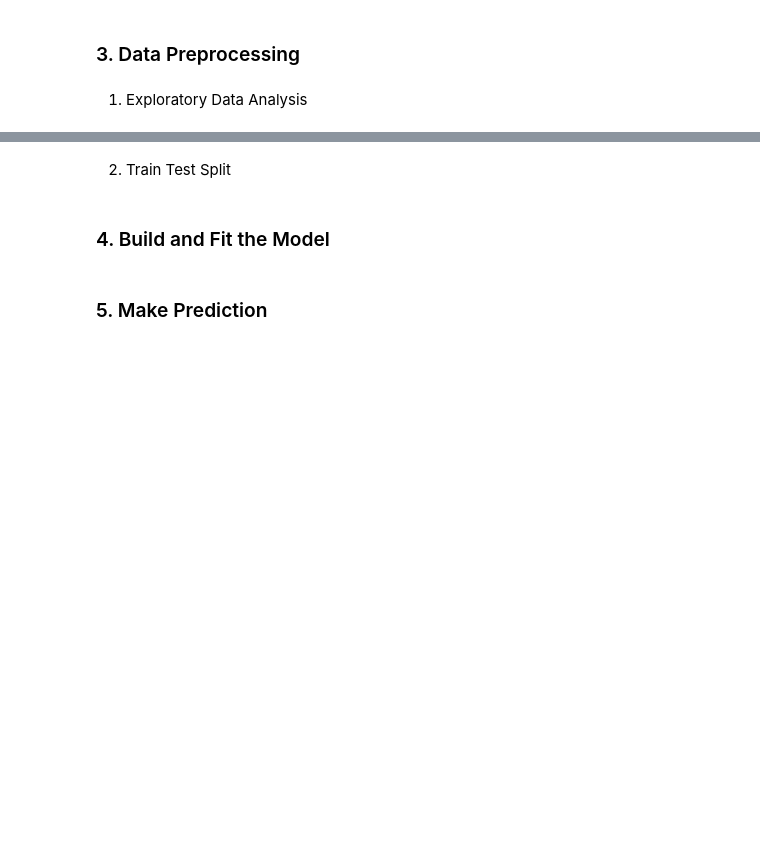
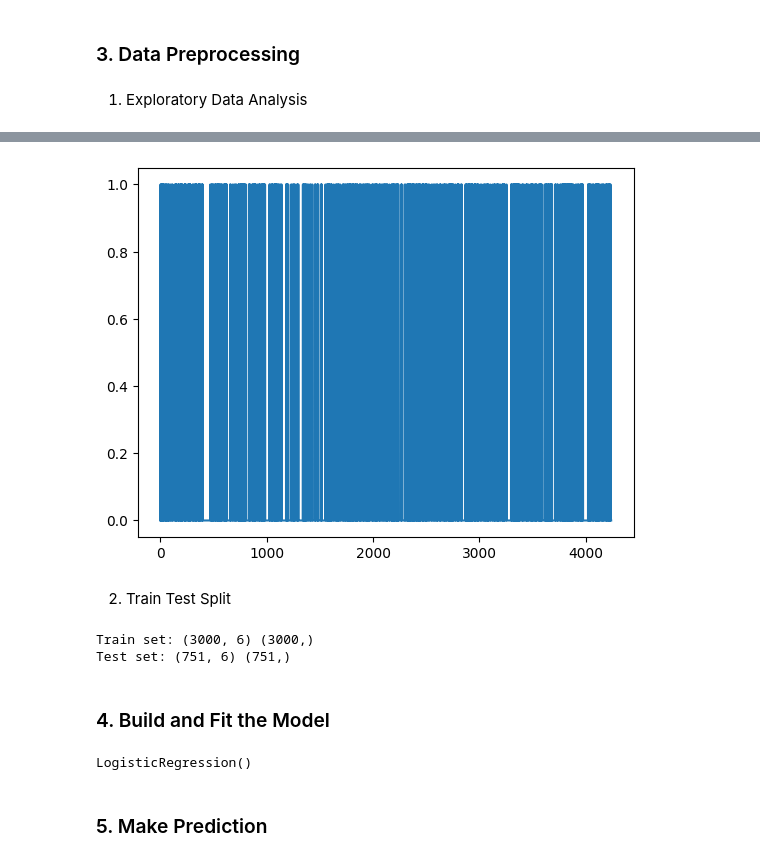
Before and after one commit to fatahrahimi330/100-Machine-Learning-Projects, a Jupyter notebook: 41-Heart Disease Prediction/HeartDiseasePrediction.ipynb, the cells around one changed output, grey strips where cells are left out. Drawn from its saved outputs; the diff is of its cells as text; code cells hidden in the pictures; blank space fills up the shorter version.

```diff
--- a/41-Heart Disease Prediction/HeartDiseasePrediction.ipynb
+++ b/41-Heart Disease Prediction/HeartDiseasePrediction.ipynb
@@ -21,2 +115,23 @@ df.head()
+# %%
+laste = df['TenYearCHD'].plot()
+plt.show(laste)
+# %% [output]
+[figure, added]
 # %% [markdown]
 2. Train Test Split
+# %%
+from sklearn.model_selection import train_test_split
+
+X = np.asarray(df[['age', 'Sex_male', 'cigsPerDay',
+                           'totChol', 'sysBP', 'glucose']])
+y = np.asarray(df['TenYearCHD'])
+
+
+X_train, X_test, y_train, y_test = train_test_split(
+        X, y, test_size = 0.2, random_state = 4)
+
+print ('Train set:', X_train.shape,  y_train.shape)
+print ('Test set:', X_test.shape,  y_test.shape)
+# %% [output]
+Train set: (3000, 6) (3000,)
+Test set: (751, 6) (751,)
@@ -23,4 +144,10 @@ df.head()
 # %% [markdown]
 ### 4. Build and Fit the Model
+# %%
+from sklearn.linear_model import LogisticRegression
+model = LogisticRegression()
+model.fit(X_train, y_train)
+# %% [output]
+LogisticRegression()
 # %% [markdown]
 ### 5. Make Prediction
```
Also changed, not shown: parts of 20 cells of this notebook, 4 other files.
